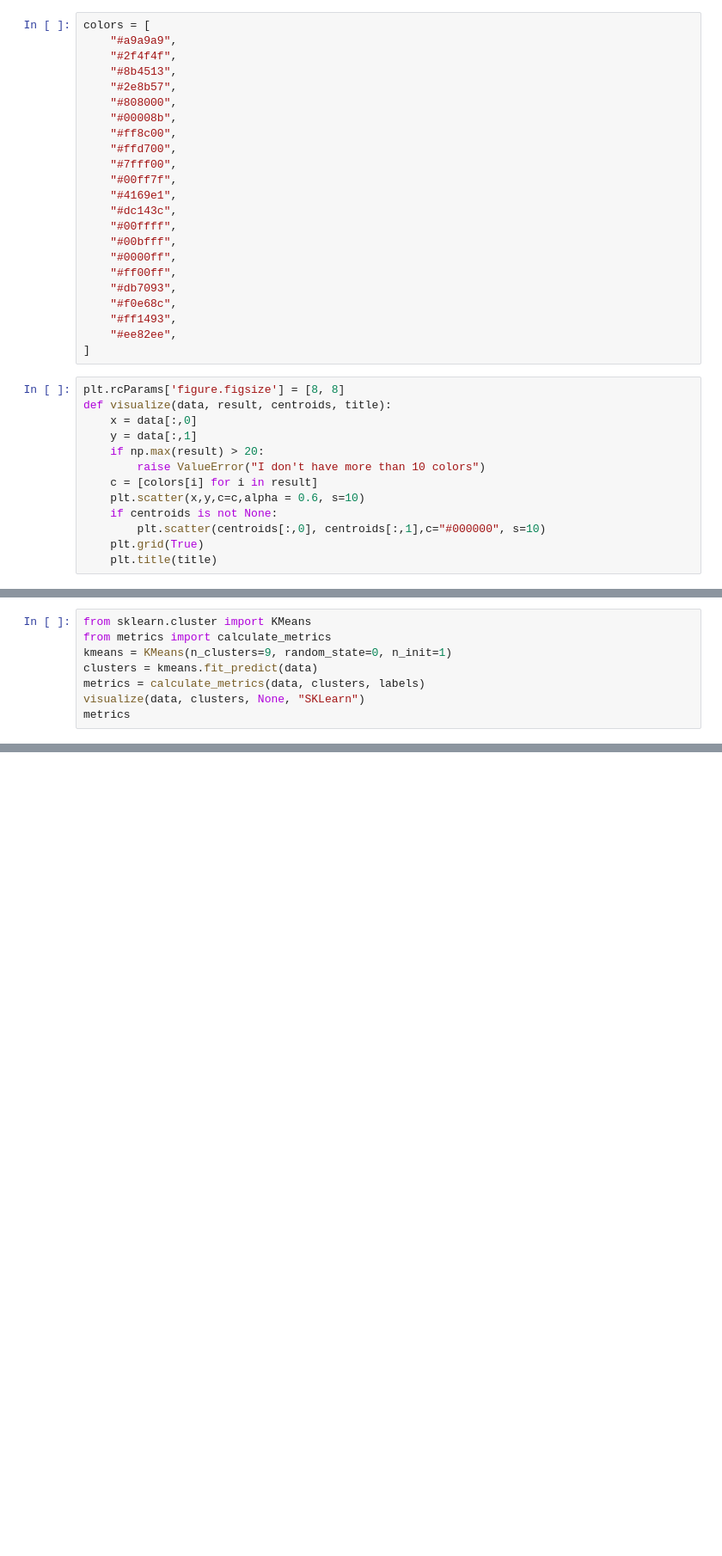
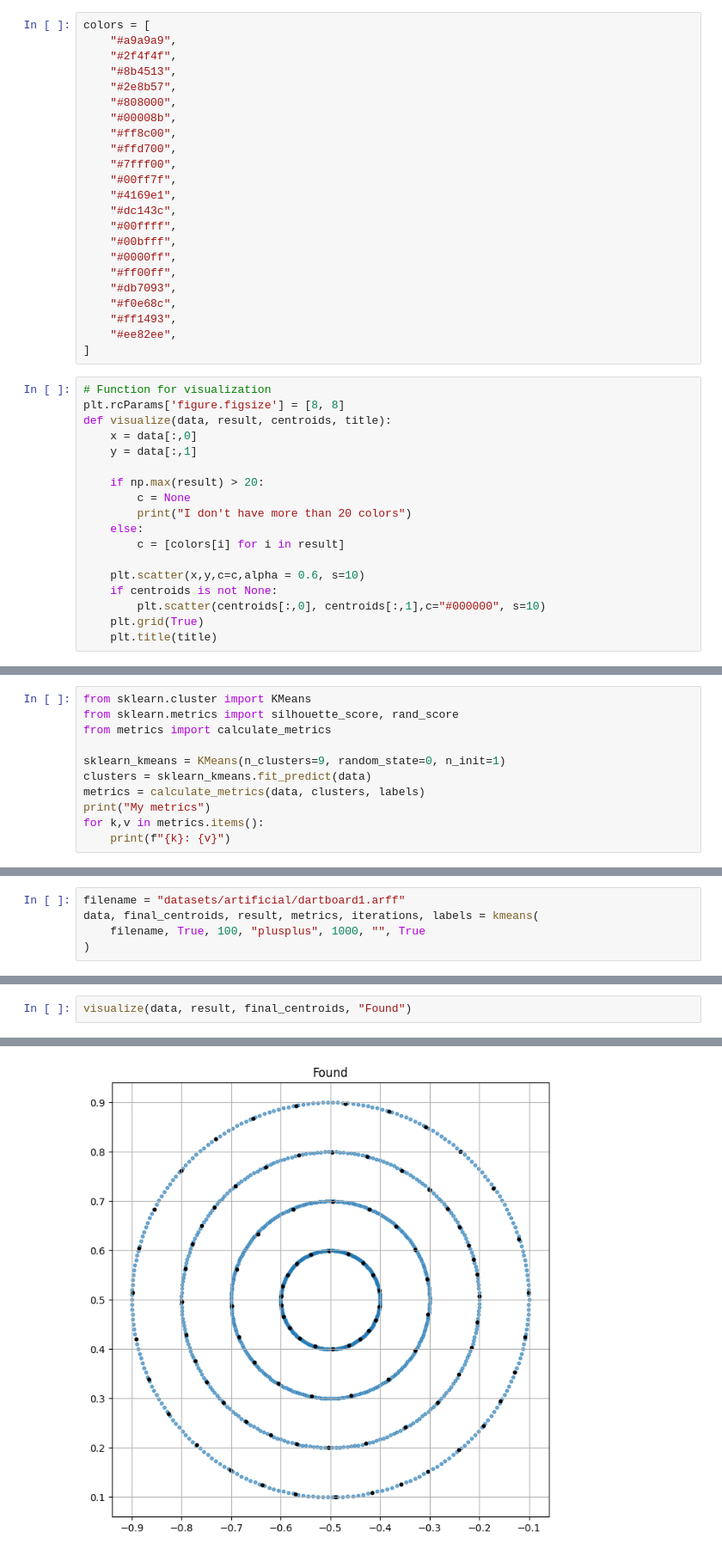
Before and after one commit to BarnyK/kmeans-python, a Jupyter notebook: evaluation.ipynb, the cells around one changed output, grey strips where cells are left out. Shown at 86% size. Drawn from its saved outputs; the diff is of its cells as text; blank space fills up the shorter version.

```diff
--- a/evaluation.ipynb
+++ b/evaluation.ipynb
@@ -28,13 +28,18 @@ colors = [
     "#ee82ee",
 ]
 # %%
+# Function for visualization
 plt.rcParams['figure.figsize'] = [8, 8]
 def visualize(data, result, centroids, title):
     x = data[:,0]
     y = data[:,1]
+
     if np.max(result) > 20:
-        raise ValueError("I don't have more than 10 colors")
-    c = [colors[i] for i in result]
+        c = None
+        print("I don't have more than 20 colors")
+    else:
+        c = [colors[i] for i in result]
+
     plt.scatter(x,y,c=c,alpha = 0.6, s=10)
     if centroids is not None:
         plt.scatter(centroids[:,0], centroids[:,1],c="#000000", s=10)
@@ -75,10 +85,13 @@ visualize(data, result, final_centroids, "Found")
 [figure]
 # %%
 from sklearn.cluster import KMeans
+from sklearn.metrics import silhouette_score, rand_score
 from metrics import calculate_metrics
-kmeans = KMeans(n_clusters=9, random_state=0, n_init=1)
-clusters = kmeans.fit_predict(data)
+
+sklearn_kmeans = KMeans(n_clusters=9, random_state=0, n_init=1)
+clusters = sklearn_kmeans.fit_predict(data)
 metrics = calculate_metrics(data, clusters, labels)
-visualize(data, clusters, None, "SKLearn")
-metrics
+print("My metrics")
+for k,v in metrics.items():
+    print(f"{k}: {v}")
 # %% [output]
@@ -108,3 +130,8 @@ visualize(data, result, final_centroids, "Found")
 visualize(data, labels, None, "Reference")
 # %% [output]
 [figure]
+# %%
+filename = "datasets/artificial/dartboard1.arff"
+data, final_centroids, result, metrics, iterations, labels = kmeans(
+    filename, True, 100, "plusplus", 1000, "", True
+)
@@ -110,0 +145,3 @@ visualize(data, labels, None, "Reference")
+# %%
+visualize(data, result, final_centroids, "Found")
+# %% [output]
@@ -110,0 +149 @@ visualize(data, labels, None, "Reference")
+[figure, added]
```
Also changed, not shown: parts of 10 cells of this notebook, 5 other files.
